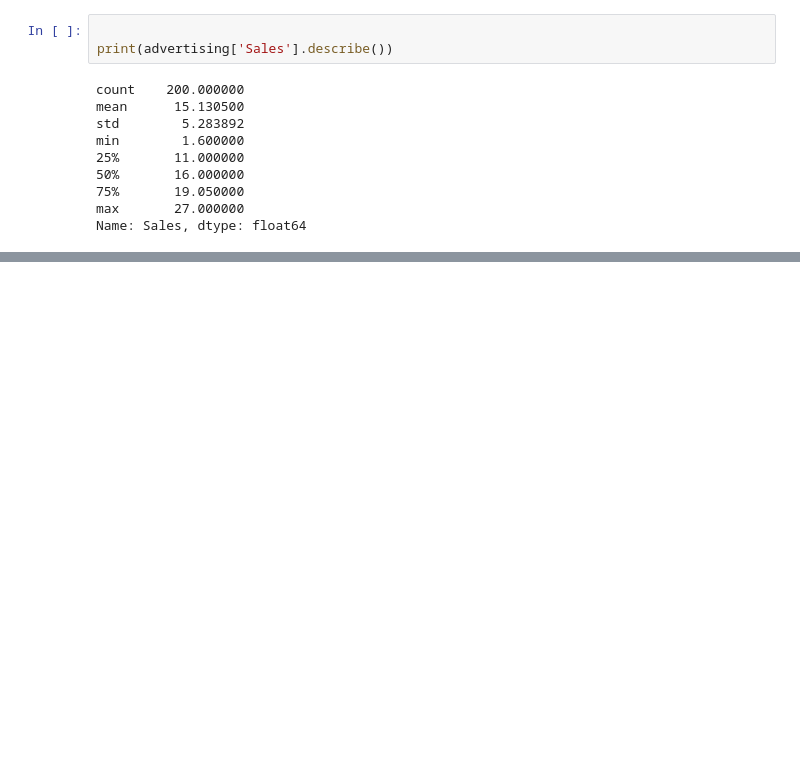
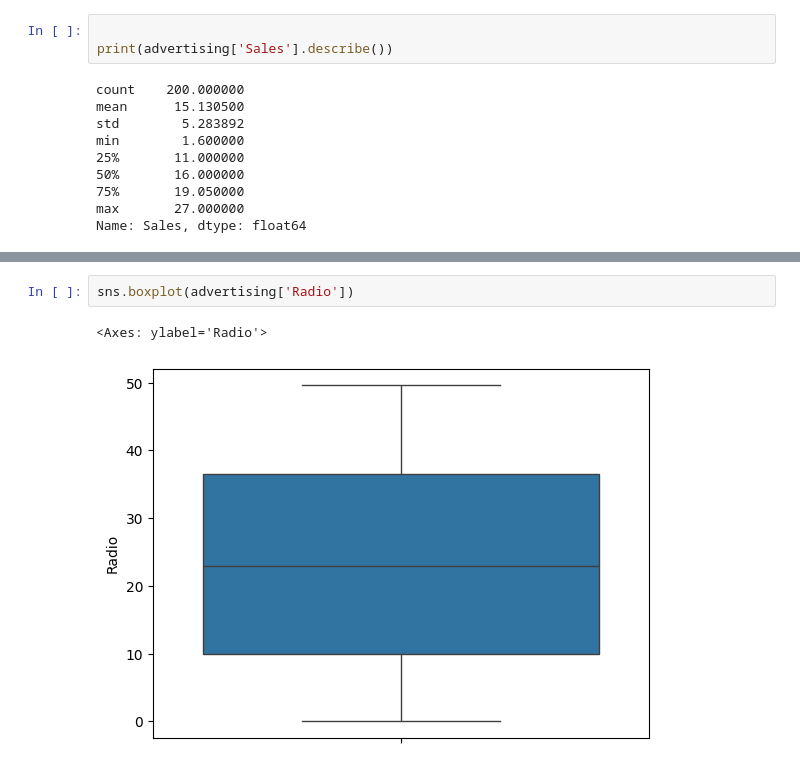
Before and after one commit to pbarizza/ML-course-2025, a Jupyter notebook: lesson02.ipynb, the cells around one changed output, grey strips where cells are left out. Drawn from its saved outputs; the diff is of its cells as text; blank space fills up the shorter version.

```diff
--- a/lesson02.ipynb
+++ b/lesson02.ipynb
@@ -42,0 +48,5 @@ Name: Sales, dtype: float64
+# %%
+sns.boxplot(advertising['Radio'])
+# %% [output]
+<Axes: ylabel='Radio'>
+[figure, added]
```
Also changed, not shown: parts of 7 cells of this notebook.
